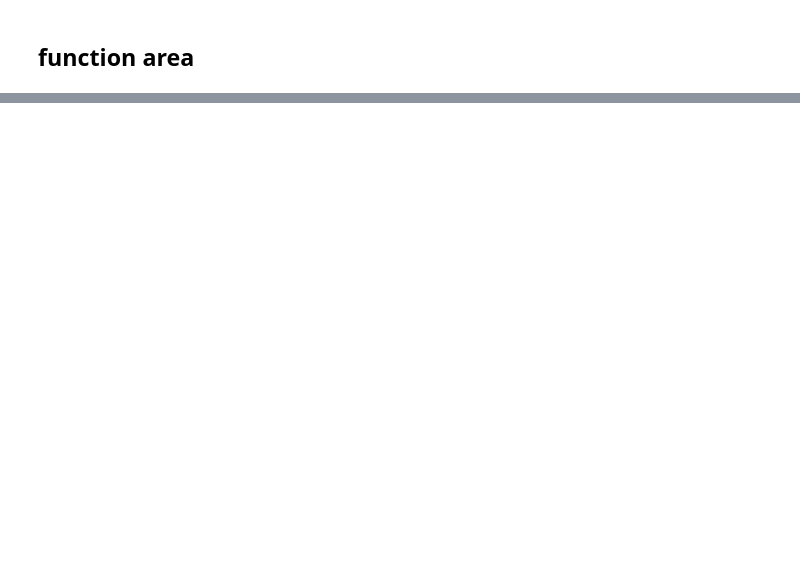
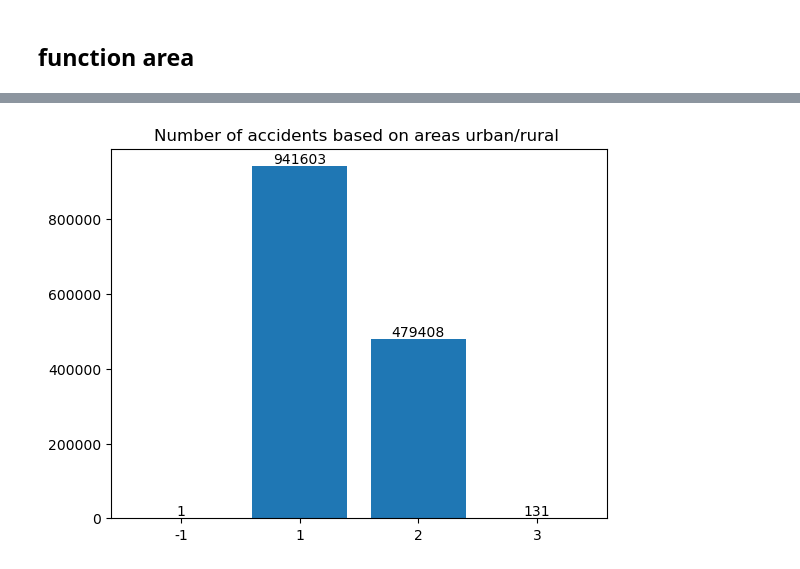
Before and after one commit to X-Fan-Jack/CASA05_quantitative_methods, a Jupyter notebook: qm_presentation_EDA.ipynb, the cells around one changed output, grey strips where cells are left out. Cells and saved outputs as stored; diff of their text form; code cells hidden in the pictures; blank space fills up the shorter version.

```diff
--- a/qm_presentation_EDA.ipynb
+++ b/qm_presentation_EDA.ipynb
@@ -75,0 +115,5 @@ get_bar_by_factors("time", False)
+# %%
+# urban
+plot_bar(urban_count, "Number of accidents based on areas urban/rural ", True)
+# %% [output]
+[figure, added]
```
Also changed, not shown: parts of 10 cells of this notebook.
